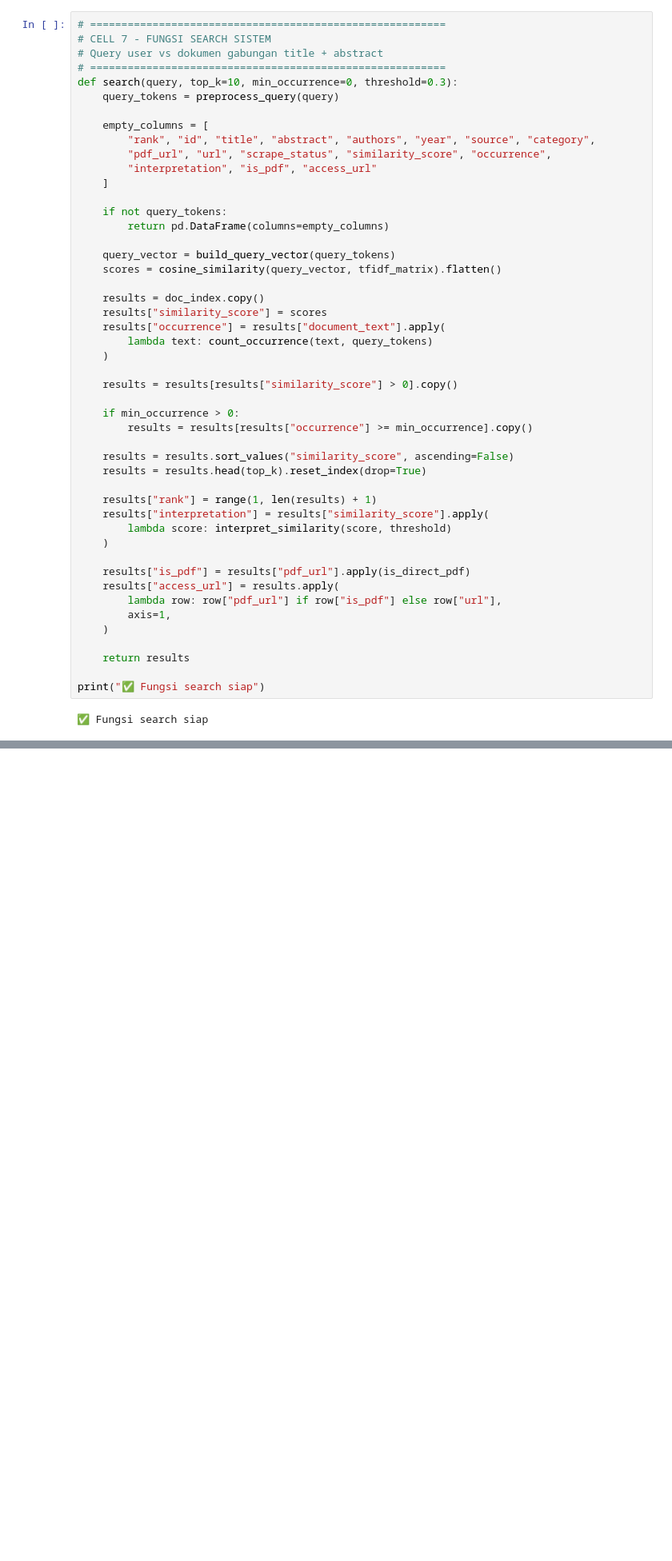
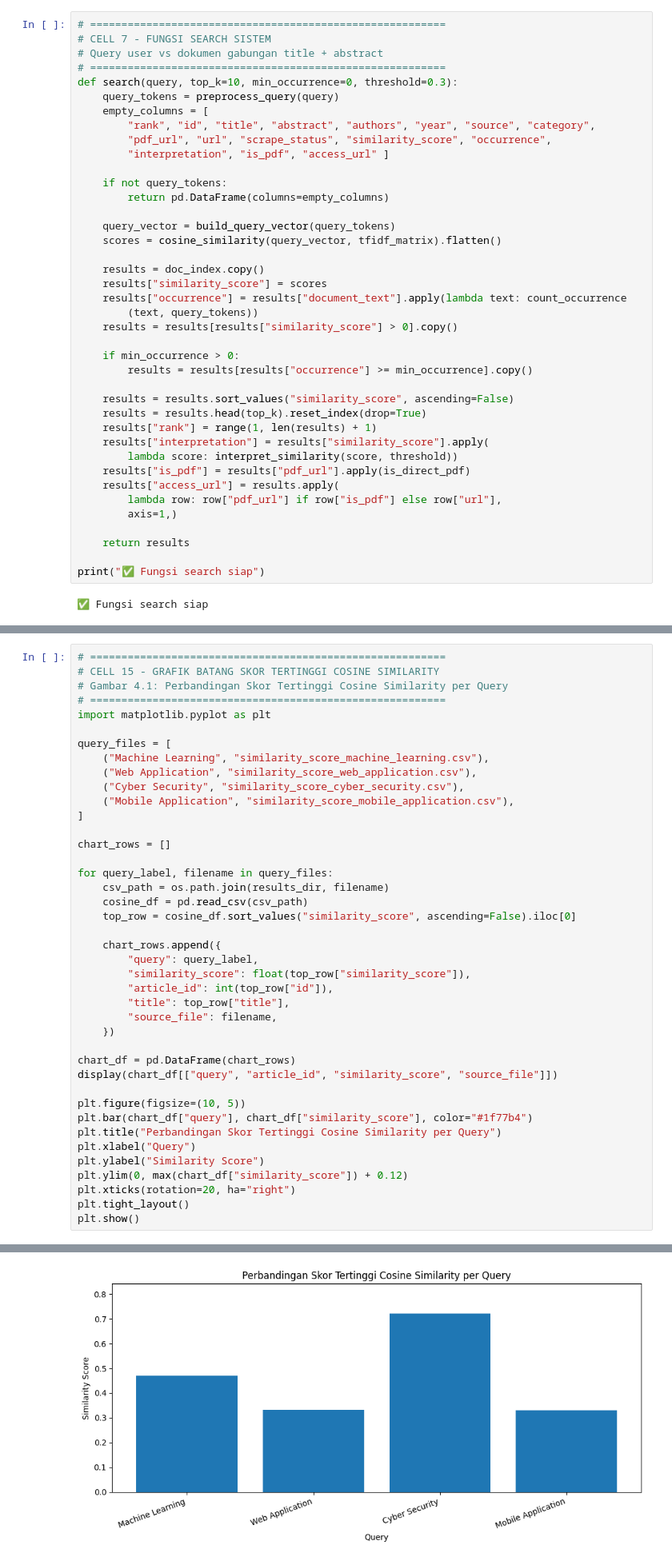
Before and after one commit to putriwulan040104-sketch/scholar_artikel, a Jupyter notebook: backend/notebooks/cosine.ipynb, the cells around one changed output, grey strips where cells are left out. Shown at 80% size. Cells and saved outputs as stored; diff of their text form; blank space fills up the shorter version.

```diff
--- a/backend/notebooks/cosine.ipynb
+++ b/backend/notebooks/cosine.ipynb
@@ -239,12 +239,10 @@ print("✅ Fungsi cosine siap")
 # =========================================================
 def search(query, top_k=10, min_occurrence=0, threshold=0.3):
     query_tokens = preprocess_query(query)
-
     empty_columns = [
         "rank", "id", "title", "abstract", "authors", "year", "source", "category",
         "pdf_url", "url", "scrape_status", "similarity_score", "occurrence",
-        "interpretation", "is_pdf", "access_url"
-    ]
+        "interpretation", "is_pdf", "access_url" ]
 
     if not query_tokens:
         return pd.DataFrame(columns=empty_columns)
@@ -254,10 +252,8 @@ def search(query, top_k=10, min_occurrence=0, threshold=0.3):
 
     results = doc_index.copy()
     results["similarity_score"] = scores
-    results["occurrence"] = results["document_text"].apply(
-        lambda text: count_occurrence(text, query_tokens)
-    )
-
+    results["occurrence"] = results["document_text"].apply(lambda text: count_occurrence
+        (text, query_tokens))
     results = results[results["similarity_score"] > 0].copy()
 
     if min_occurrence > 0:
@@ -265,17 +261,13 @@ def search(query, top_k=10, min_occurrence=0, threshold=0.3):
 
     results = results.sort_values("similarity_score", ascending=False)
     results = results.head(top_k).reset_index(drop=True)
-
     results["rank"] = range(1, len(results) + 1)
     results["interpretation"] = results["similarity_score"].apply(
-        lambda score: interpret_similarity(score, threshold)
-    )
-
+        lambda score: interpret_similarity(score, threshold))
     results["is_pdf"] = results["pdf_url"].apply(is_direct_pdf)
     results["access_url"] = results.apply(
         lambda row: row["pdf_url"] if row["is_pdf"] else row["url"],
-        axis=1,
-    )
+        axis=1,)
 
     return results
 
@@ -581,3 +573,45 @@ manual_cosine_df
 | 7 | 14 | A survey on dataset quality in ma... | 0.105247 | 0.367114 | 0.616179 | 0.465266 | Relevan Sedang | ... |
 | 8 | 4 | Designing nanotheranostics with m... | 0.006712 | 0.400551 | 0.833908 | 0.020094 | Rendah | ... |
 | 9 | 7 | Financial machine learning | 0.082876 | 0.368946 | 0.655202 | 0.342838 | Relevan Sedang | ... |
+# %%
+# =========================================================
+# CELL 15 - GRAFIK BATANG SKOR TERTINGGI COSINE SIMILARITY
+# Gambar 4.1: Perbandingan Skor Tertinggi Cosine Similarity per Query
+# =========================================================
+import matplotlib.pyplot as plt
+
+query_files = [
+    ("Machine Learning", "similarity_score_machine_learning.csv"),
+    ("Web Application", "similarity_score_web_application.csv"),
+    ("Cyber Security", "similarity_score_cyber_security.csv"),
+    ("Mobile Application", "similarity_score_mobile_application.csv"),
+]
+
+chart_rows = []
+
+for query_label, filename in query_files:
+    csv_path = os.path.join(results_dir, filename)
+    cosine_df = pd.read_csv(csv_path)
+    top_row = cosine_df.sort_values("similarity_score", ascending=False).iloc[0]
+
+    chart_rows.append({
+        "query": query_label,
+        "similarity_score": float(top_row["similarity_score"]),
+        "article_id": int(top_row["id"]),
+        "title": top_row["title"],
+        "source_file": filename,
+    })
+
+chart_df = pd.DataFrame(chart_rows)
+display(chart_df[["query", "article_id", "similarity_score", "source_file"]])
+
+plt.figure(figsize=(10, 5))
+plt.bar(chart_df["query"], chart_df["similarity_score"], color="#1f77b4")
+plt.title("Perbandingan Skor Tertinggi Cosine Similarity per Query")
+plt.xlabel("Query")
+plt.ylabel("Similarity Score")
+plt.ylim(0, max(chart_df["similarity_score"]) + 0.12)
+plt.xticks(rotation=20, ha="right")
+plt.tight_layout()
+plt.show()
+# %% [output]
@@ -583,0 +623 @@ manual_cosine_df
+[figure, added]
```
Also changed, not shown: parts of 1 cell of this notebook, 6 other files.
